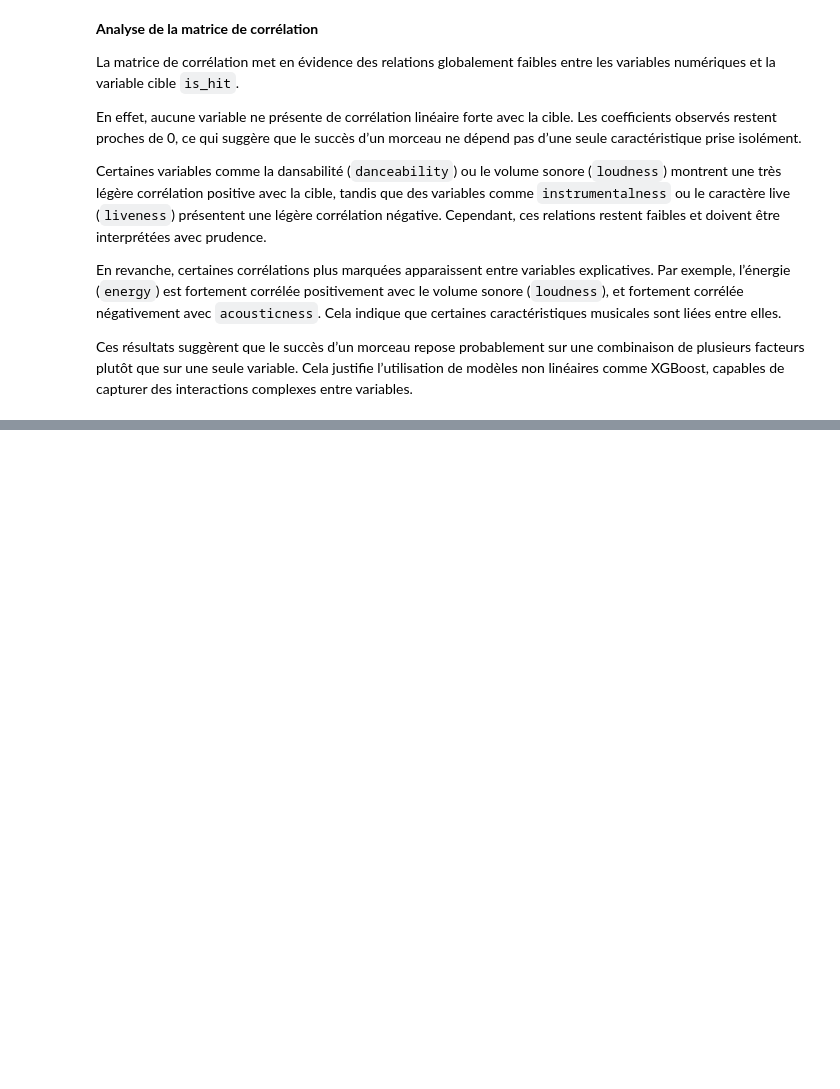
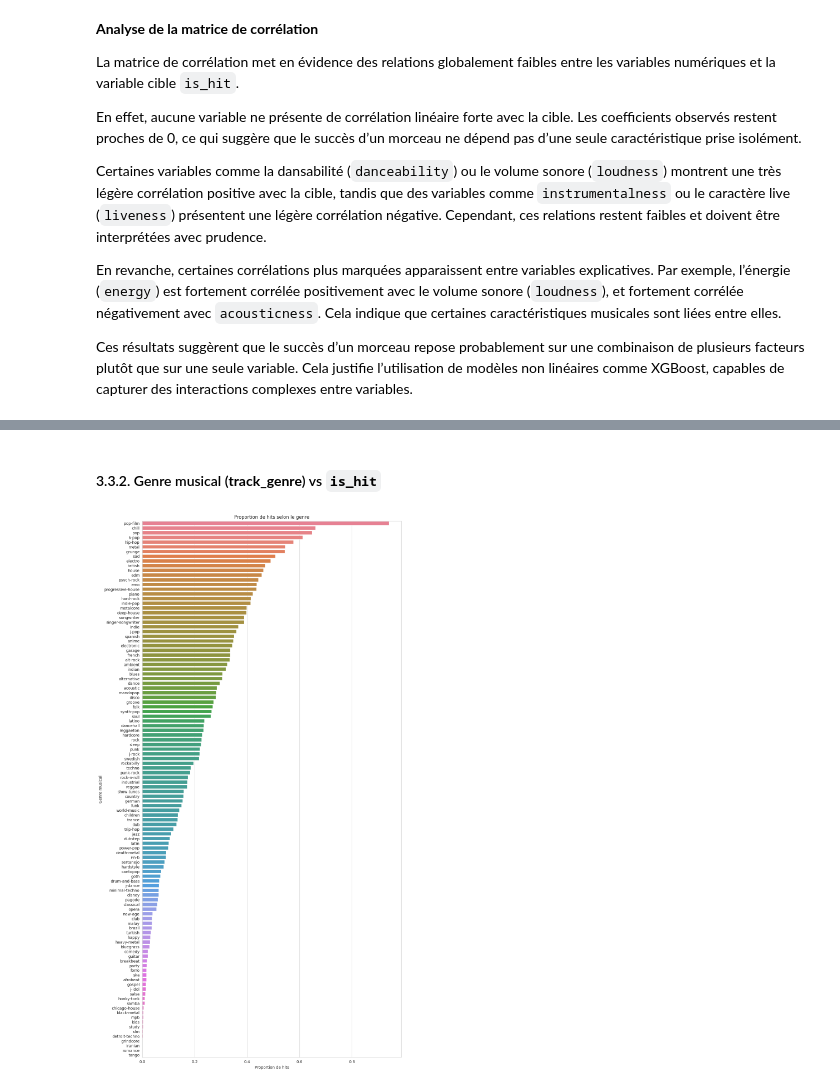
Before and after one commit to elo-labs/spotify-hit-prediction, a Jupyter notebook: notebooks/eda.ipynb, the cells around one changed output, grey strips where cells are left out. Drawn from its saved outputs; the diff is of its cells as text; code cells hidden in the pictures; blank space fills up the shorter version.

```diff
--- a/notebooks/eda.ipynb
+++ b/notebooks/eda.ipynb
@@ -618,0 +730,22 @@ Ces résultats suggèrent que le succès d’un morceau repose probablement sur
+# %% [markdown]
+#### 3.3.2. Genre musical (**track_genre**) vs `is_hit`
+# %%
+# Dans quels genre trouve-t-on le plus de hits ?
+
+genre_hit = df.groupby("track_genre")["is_hit"].mean().sort_values(ascending=False).reset_index()
+
+plt.figure(figsize=(12, 25))
+
+sns.barplot(
+    data=genre_hit,
+    y="track_genre",
+    x="is_hit", hue = "track_genre"
+)
+
+plt.title("Proportion de hits selon le genre")
+plt.xlabel("Proportion de hits")
+plt.ylabel("Genre musical")
+
+plt.show()
+# %% [output]
+[figure, added]
```
Also changed, not shown: parts of 29 cells of this notebook.
